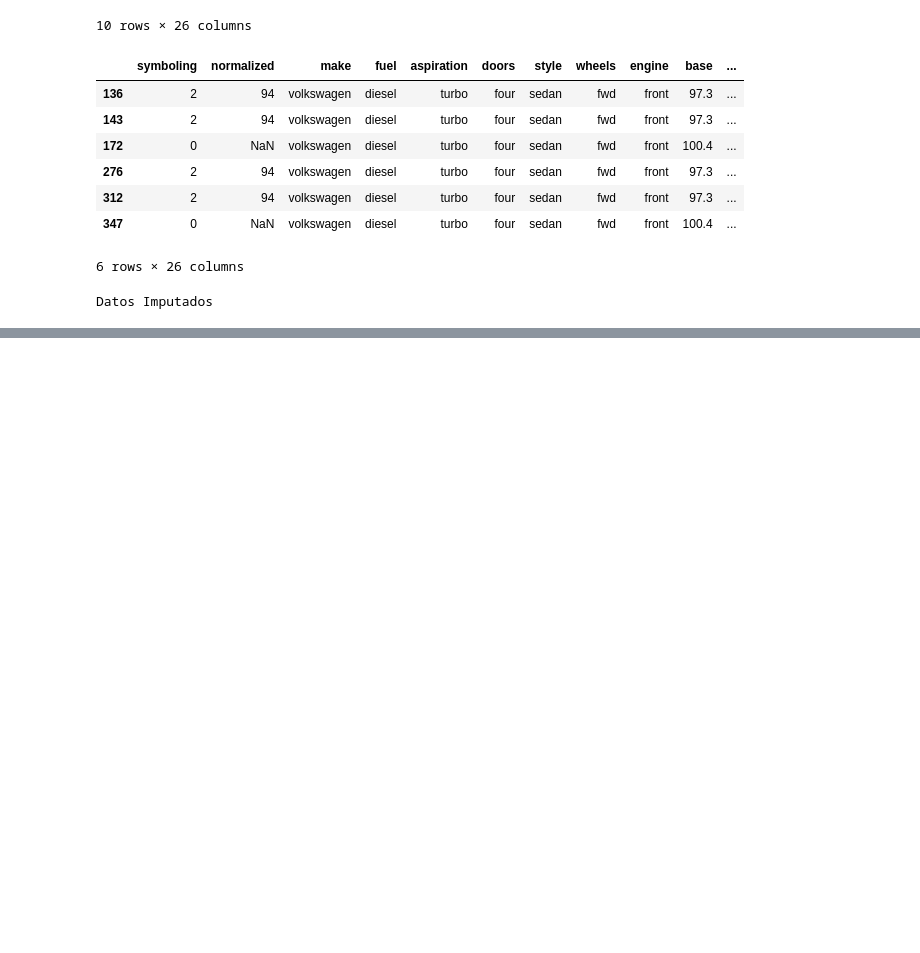
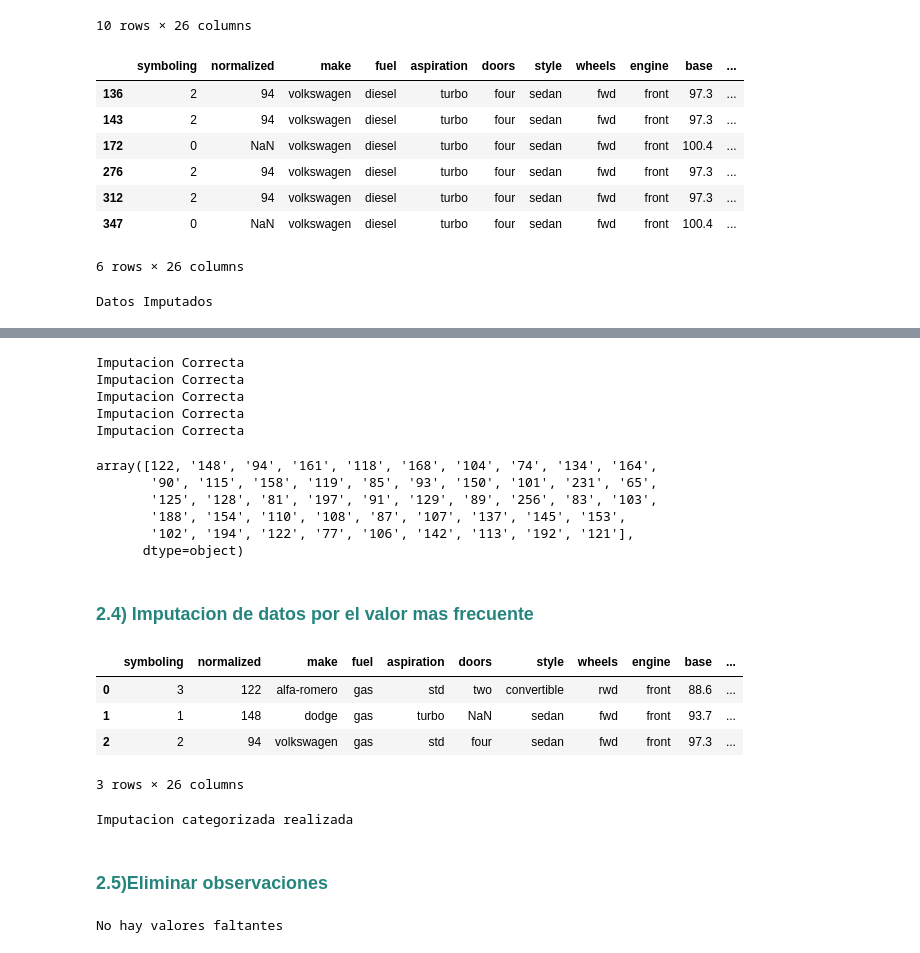
Before and after one commit to karina-salazar12/Analisis-Datos, a Jupyter notebook: EDA_CARROS.ipynb, the cells around one changed output, grey strips where cells are left out. Drawn from its saved outputs; the diff is of its cells as text; code cells hidden in the pictures; blank space fills up the shorter version.

```diff
--- a/EDA_CARROS.ipynb
+++ b/EDA_CARROS.ipynb
@@ -558,0 +579,38 @@ Datos Imputados
+# %%
+imputacionNumerica('normalized', calcPromedioInt('normalized'), dfAutos)
+imputacionNumerica('peak', calcPromedioInt('peak'), dfAutos)
+imputacionNumerica('horsepower', calcPromedioInt('horsepower'), dfAutos)
+imputacionNumerica('stroke', calcPromedioFloat('stroke'), dfAutos)
+imputacionNumerica('bore', calcPromedioFloat('bore'), dfAutos)
+# %% [output]
+Imputacion Correcta
+Imputacion Correcta
+Imputacion Correcta
+Imputacion Correcta
+Imputacion Correcta
+# %%
+dfAutos["normalized"].unique()
+# %% [output]
+array([122, '148', '94', '161', '118', '168', '104', '74', '134', '164',
+       '90', '115', '158', '119', '85', '93', '150', '101', '231', '65',
+       '125', '128', '81', '197', '91', '129', '89', '256', '83', '103',
+       '188', '154', '110', '108', '87', '107', '137', '145', '153',
+       '102', '194', '122', '77', '106', '142', '113', '192', '121'],
+      dtype=object)
+# %% [markdown]
+<h3 Style="color:#25857d;font-family: Tahoma ">2.4) Imputacion de datos por el valor mas frecuente</h3>
+# %%
+dfAutos.head(3)
+# %% [output]
+|  | symboling | normalized | make | fuel | aspiration | doors | style | wheels | engine | base | ... |
+| 0 | 3 | 122 | alfa-romero | gas | std | two | convertible | rwd | front | 88.6 | ... |
+| 1 | 1 | 148 | dodge | gas | turbo | NaN | sedan | fwd | front | 93.7 | ... |
+| 2 | 2 | 94 | volkswagen | gas | std | four | sedan | fwd | front | 97.3 | ... |
+3 rows × 26 columns
+# %%
+dfAutos["doors"].replace(np.nan,"four",inplace=True)
+print("Imputacion categorizada realizada")
+# %% [output]
+Imputacion categorizada realizada
+# %% [markdown]
+<h3 Style="color:#25857d;font-family: Tahoma ">2.5)Eliminar observaciones</h3>
@@ -558,0 +620,14 @@ Datos Imputados
+# %%
+def missing_cols(dfAutos):
+    total = 0
+    for col in dfAutos.columns:
+        missing_vals = dfAutos[col].isnull().sum()
+        total += missing_vals
+        if missing_vals != 0:
+            print(f'{col} => {dfAutos[col].isnull().sum()}')
+    if total == 0:
+        print('No hay valores faltantes')
+
+missing_cols(dfAutos)
+# %% [output]
+No hay valores faltantes
```
Also changed, not shown: parts of 18 cells of this notebook.
